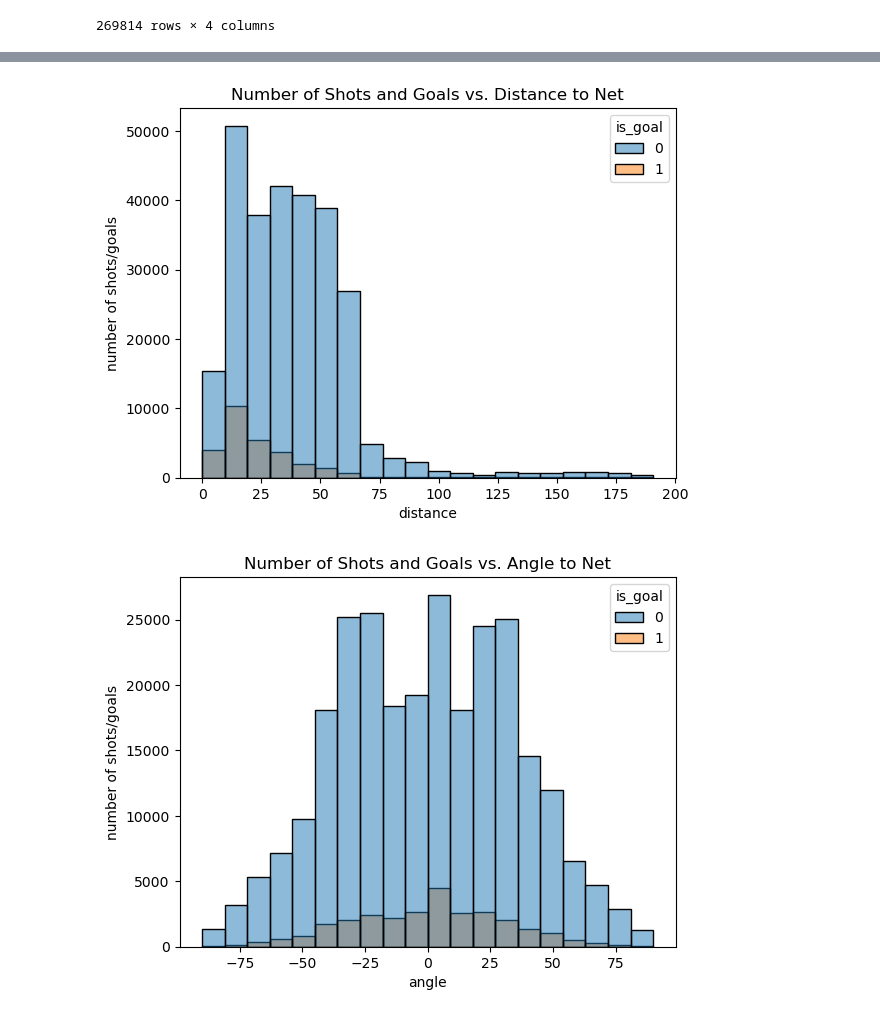
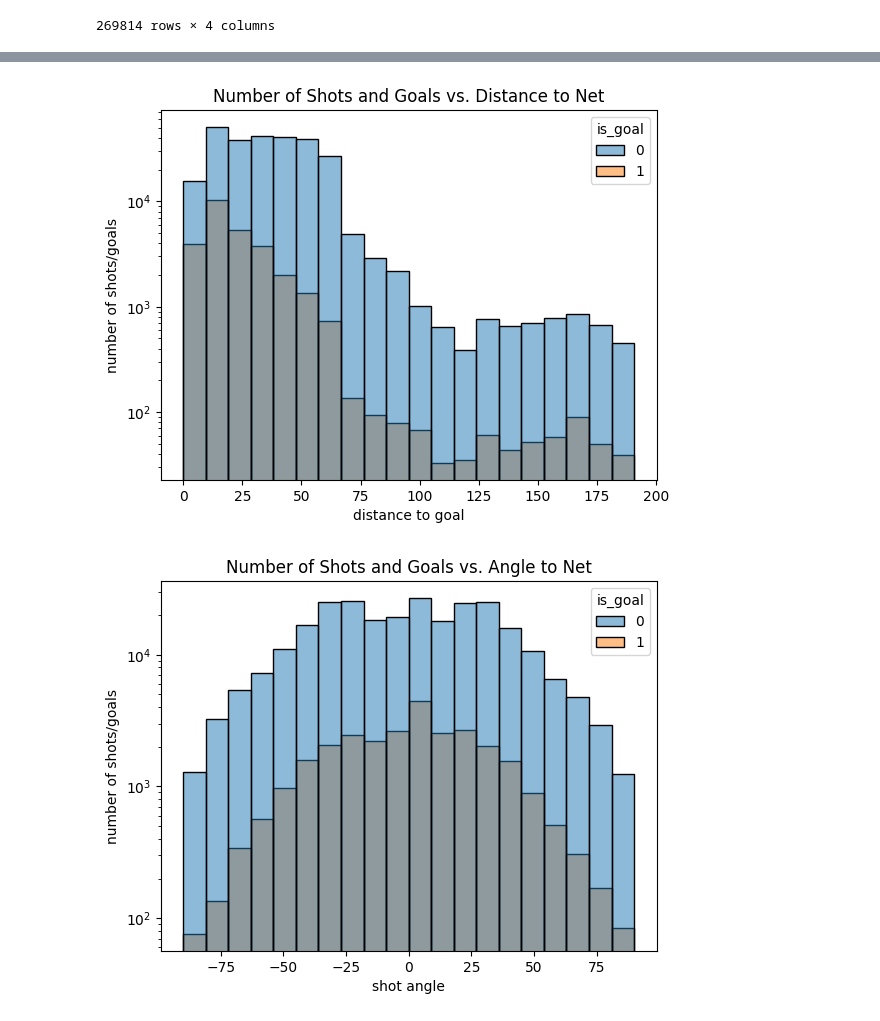
Before and after one commit to Jay-D13/IFT6758-A5-NHL, a Jupyter notebook: notebooks/Milestone2/2 - Features.ipynb, the cells around one changed output, grey strips where cells are left out. Saved outputs shown, nothing was run; the diff lists cells and outputs as text; code cells hidden in the pictures.

```diff
--- a/notebooks/Milestone2/2 - Features.ipynb
+++ b/notebooks/Milestone2/2 - Features.ipynb
@@ -127,13 +127,15 @@ plt.show()
 # %%
-ax2 = sns.histplot(data = df, x = 'distance', bins = 20, hue = 'is_goal')
-ax2.set(title='Number of Shots and Goals vs. Distance to Net',xlabel = 'distance', ylabel='number of shots/goals')
+ax2 = sns.histplot(data = df, x = 'distance_goal', bins = 20, hue = 'is_goal')
+ax2.set(title='Number of Shots and Goals vs. Distance to Net',xlabel = 'distance to goal', ylabel='number of shots/goals')
+plt.yscale('log')
 plt.show()
 # %% [output]
-[figure, old version]
+[figure, new version]
 # %%
-ax3 = sns.histplot(data = df, x = 'angle', bins = 20, hue = 'is_goal')
-ax3.set(title='Number of Shots and Goals vs. Angle to Net',xlabel = 'angle', ylabel='number of shots/goals')
+ax3 = sns.histplot(data = df, x = 'angle_shot', bins = 20, hue = 'is_goal')
+ax3.set(title='Number of Shots and Goals vs. Angle to Net',xlabel = 'shot angle', ylabel='number of shots/goals')
+plt.yscale('log')
 plt.show()
 # %% [output]
-[figure, old version]
+[figure, new version]
 # %%
```
Also changed, not shown: parts of 13 cells of this notebook.
